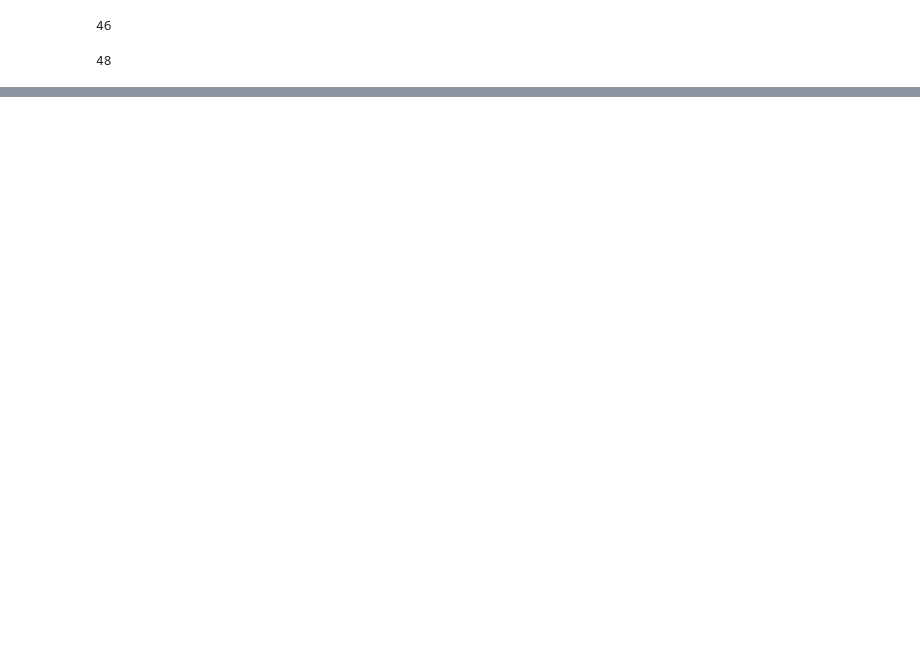
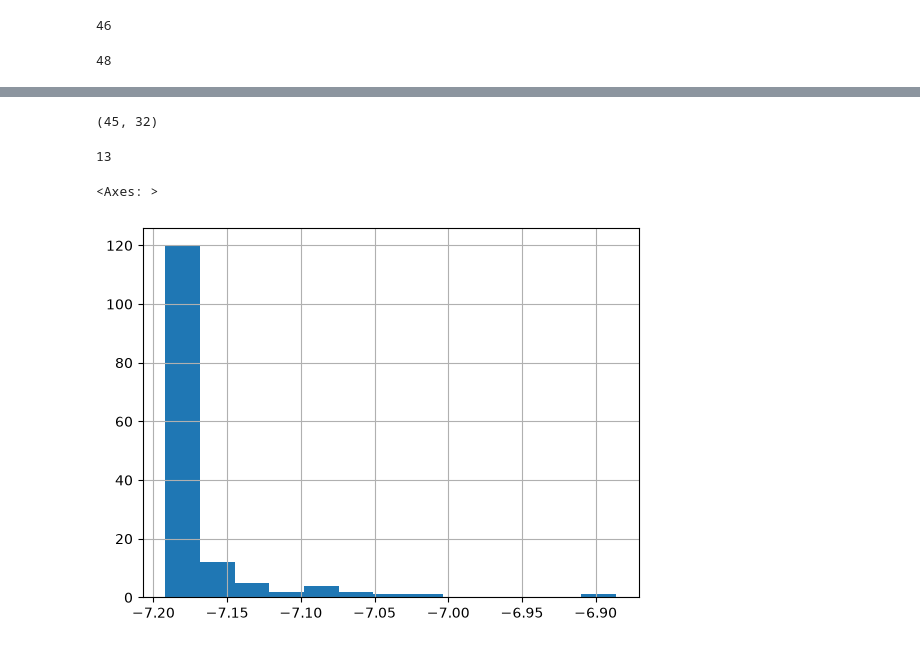
Before and after one commit to case547/diffusion-irregular-ehr, a Jupyter notebook: results_analysis.ipynb, the cells around one changed output, grey strips where cells are left out. Saved outputs shown, nothing was run; the diff lists cells and outputs as text; code cells hidden in the pictures; blank space fills up the shorter version.

```diff
--- a/results_analysis.ipynb
+++ b/results_analysis.ipynb
@@ -36,0 +43,4 @@ sum(df["y0_hi95"] == df["y0_hi95"].max())
+# %%
+df = pd.read_csv("results/preds_hybrid_conf_2026-08-29T15_01_59_rep1.csv")
+print(df.shape)
+df.describe()
@@ -36,0 +58,12 @@ sum(df["y0_hi95"] == df["y0_hi95"].max())
+# %%
+sum(df["y0_lo95"] == df["y0_lo95"].min()), sum(df["y0_hi95"] == df["y0_hi95"].max())
+# %% [output]
+(45, 32)
+# %%
+num_bins = math.ceil(math.sqrt(len(df)))
+print(num_bins)
+df["y0_lo95"].hist(bins=round(num_bins))
+# %% [output]
+13
+<Axes: >
+[figure, added]
```
Also changed, not shown: parts of 4 cells of this notebook, 7 other files.
